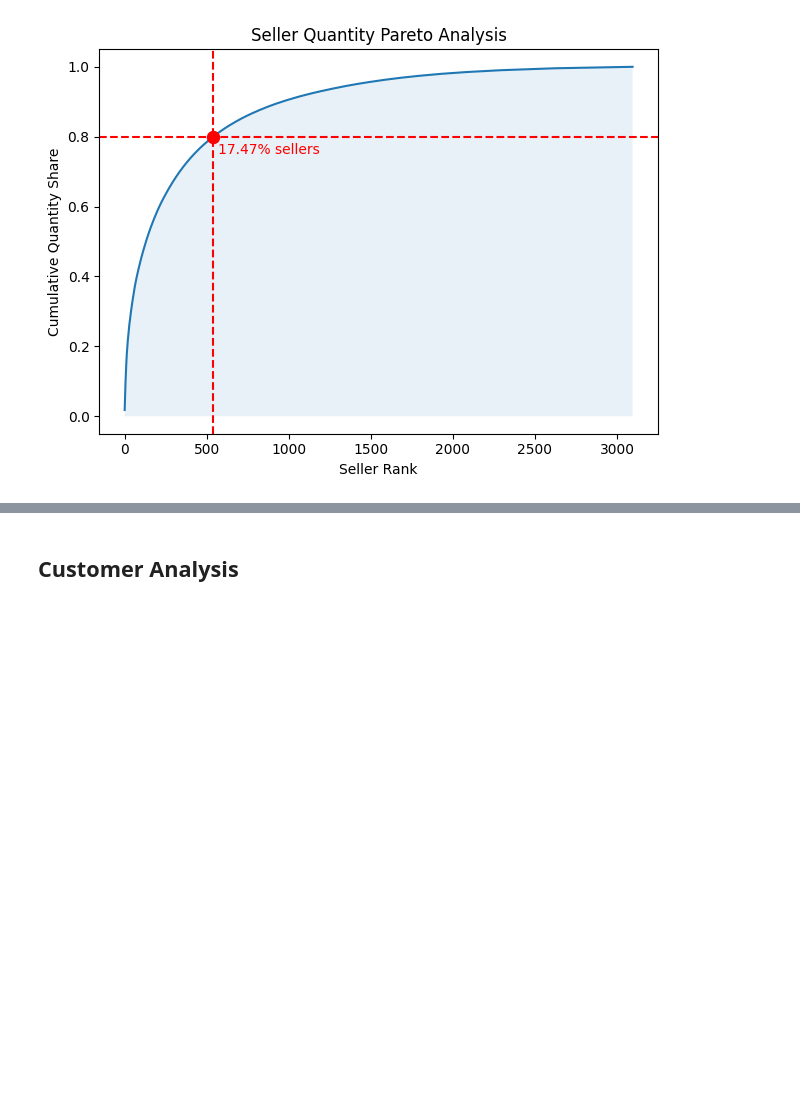
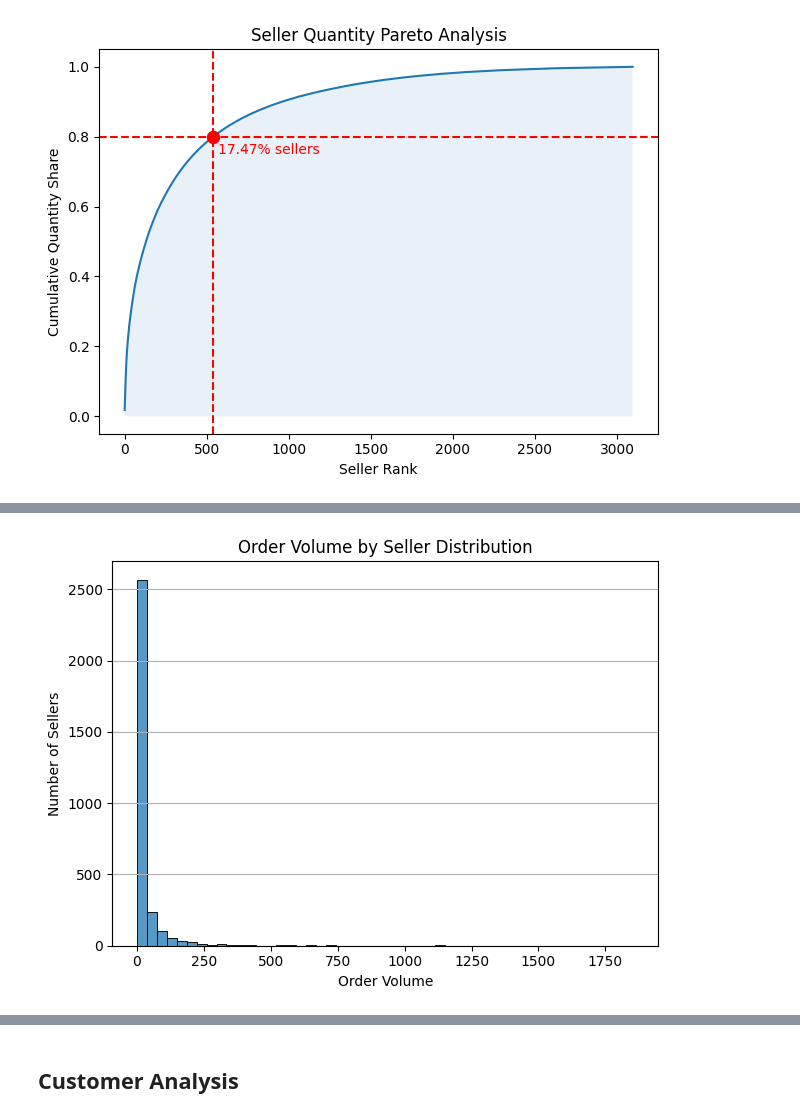
Before and after one commit to MattiaVerardi/olist-ecommerce-analytics, a Jupyter notebook: python/10_eda.ipynb, the cells around one changed output, grey strips where cells are left out. Cells and saved outputs as stored; diff of their text form; code cells hidden in the pictures; blank space fills up the shorter version.

Commit message:
update seller performance analysis

```diff
--- a/python/10_eda.ipynb
+++ b/python/10_eda.ipynb
@@ -2982,10 +2984,12 @@ seller_performance = clean_order_items.groupby(
     clean_order_items["seller_id"].rename("seller")
 ).agg(
     revenue=("price", "sum"),
-    quantity=("order_item_id", "size")
+    quantity=("order_item_id", "size"),
+    order_volume=("order_id", "nunique")
 ).assign(
     revenue_share=lambda x: x["revenue"]/x["revenue"].sum(),
-    quantity_share=lambda x: x["quantity"]/x["quantity"].sum()
+    quantity_share=lambda x: x["quantity"]/x["quantity"].sum(),
+    asp=lambda x: x["revenue"]/x["quantity"]
 ).reset_index()
 # %% [markdown]
 ### Revenue
@@ -3147,0 +3154,5 @@ plt.show()
+# %%
+order_volume_by_seller = seller_performance[[
+    "seller",
+    "order_volume"
+]]
@@ -3147,0 +3171,14 @@ plt.show()
+# %%
+sns.histplot(
+    data=order_volume_by_seller,
+    x="order_volume",
+    bins=50
+)
+plt.title("Order Volume by Seller Distribution")
+plt.xlabel("Order Volume")
+plt.ylabel("Number of Sellers")
+plt.grid(axis="y")
+plt.tight_layout()
+plt.show()
+# %% [output]
+[figure, added]
```
Also changed, not shown: parts of 14 cells of this notebook.
